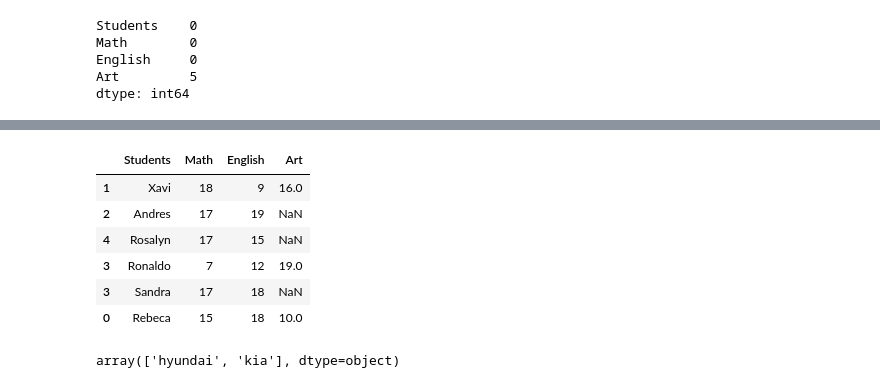
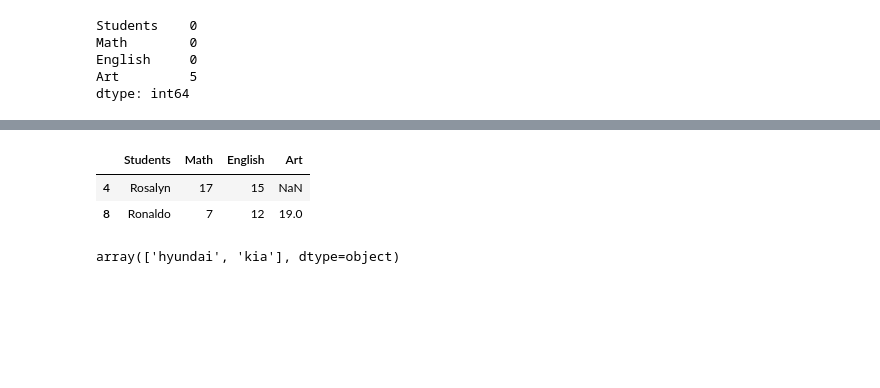
Before and after one commit to Sabyantonella/ccss-gp-2024, a Jupyter notebook: 3. Pandas/03_Pandas.ipynb, the cells around one changed output, grey strips where cells are left out. Cells and saved outputs as stored; diff of their text form; code cells hidden in the pictures; blank space fills up the shorter version.

```diff
--- a/3. Pandas/03_Pandas.ipynb
+++ b/3. Pandas/03_Pandas.ipynb
@@ -837,13 +837,9 @@ grades_total.sample( n = 3)
 # %%
-grades_total.sample( frac = 0.65)
+grades_total.sample( frac = 0.15)
 # %% [output]
 |  | Students | Math | English | Art |
-| 1 | Xavi | 18 | 9 | 16.0 |
-| 2 | Andres | 17 | 19 | NaN |
 | 4 | Rosalyn | 17 | 15 | NaN |
-| 3 | Ronaldo | 7 | 12 | 19.0 |
-| 3 | Sandra | 17 | 18 | NaN |
-| 0 | Rebeca | 15 | 18 | 10.0 |
+| 8 | Ronaldo | 7 | 12 | 19.0 |
 # %%
 # unique
 cars['brands'].unique()
```
Also changed, not shown: parts of 19 cells of this notebook.
